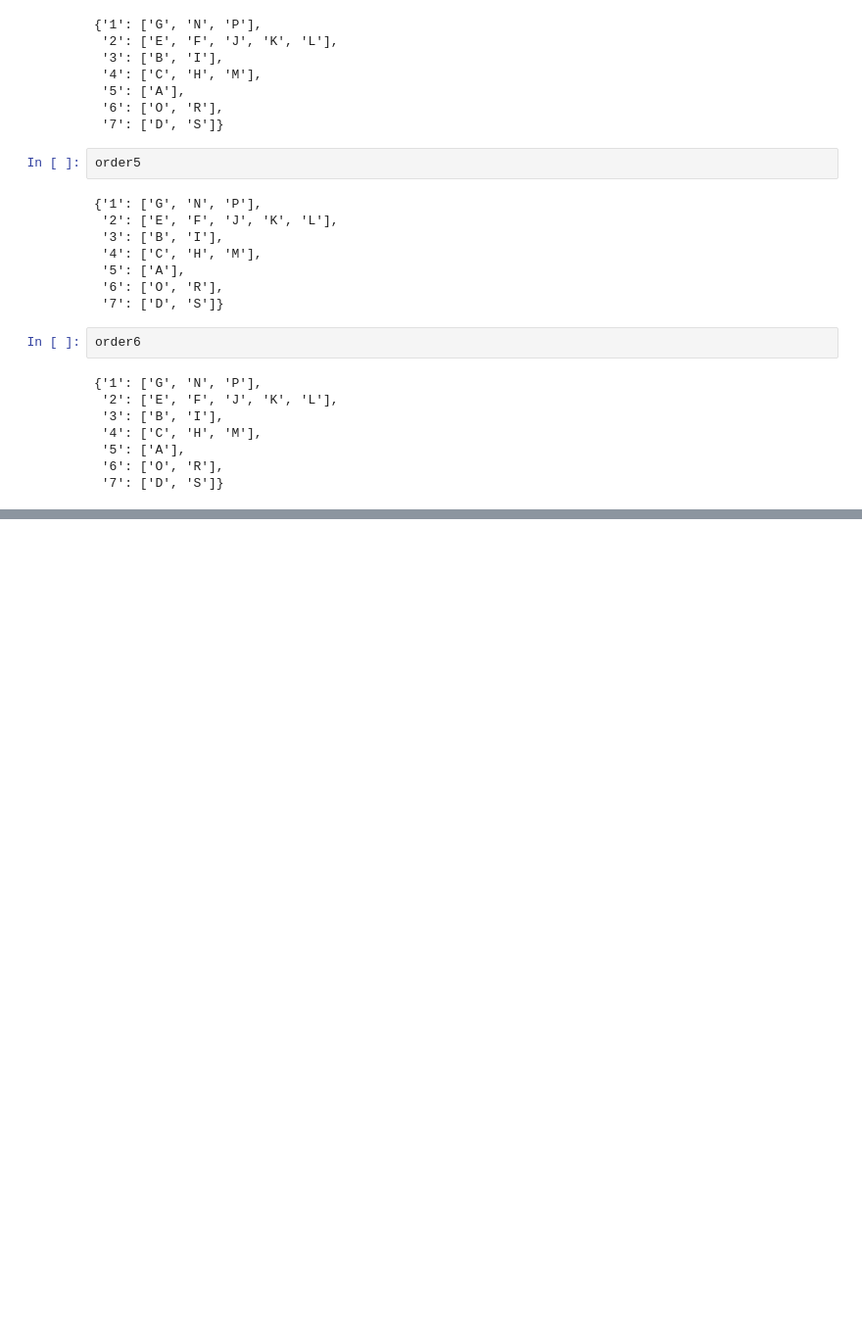
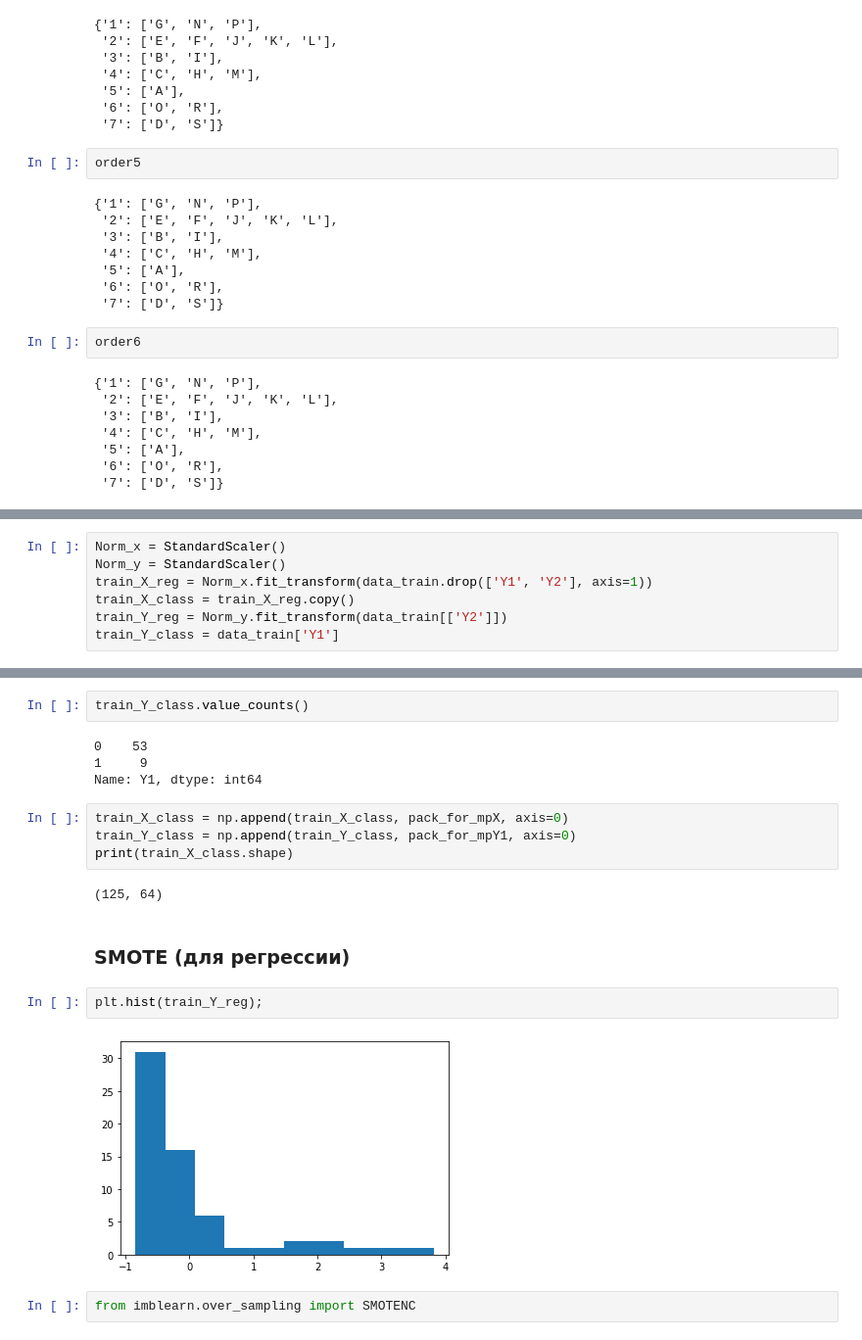
Before and after one commit to Chpel/Study_3, a Jupyter notebook: Самоста/ЯП_матмод.ipynb, the cells around one changed output, grey strips where cells are left out. Shown at 98% size. Saved outputs shown, nothing was run; the diff lists cells and outputs as text; blank space fills up the shorter version.

```diff
--- a/Самоста/ЯП_матмод.ipynb
+++ b/Самоста/ЯП_матмод.ipynb
@@ -315,0 +458,7 @@ order6
+# %%
+Norm_x = StandardScaler()
+Norm_y = StandardScaler()
+train_X_reg = Norm_x.fit_transform(data_train.drop(['Y1', 'Y2'], axis=1))
+train_X_class = train_X_reg.copy()
+train_Y_reg = Norm_y.fit_transform(data_train[['Y2']])
+train_Y_class = data_train['Y1']
@@ -315,0 +486,20 @@ order6
+# %%
+train_Y_class.value_counts()
+# %% [output]
+0    53
+1     9
+Name: Y1, dtype: int64
+# %%
+train_X_class = np.append(train_X_class, pack_for_mpX, axis=0)
+train_Y_class = np.append(train_Y_class, pack_for_mpY1, axis=0)
+print(train_X_class.shape)
+# %% [output]
+(125, 64)
+# %% [markdown]
+### SMOTE (для регрессии)
+# %%
+plt.hist(train_Y_reg);
+# %% [output]
+[figure, added]
+# %%
+from imblearn.over_sampling import SMOTENC
```
Also changed, not shown: parts of 53 cells of this notebook, 1 other file.
